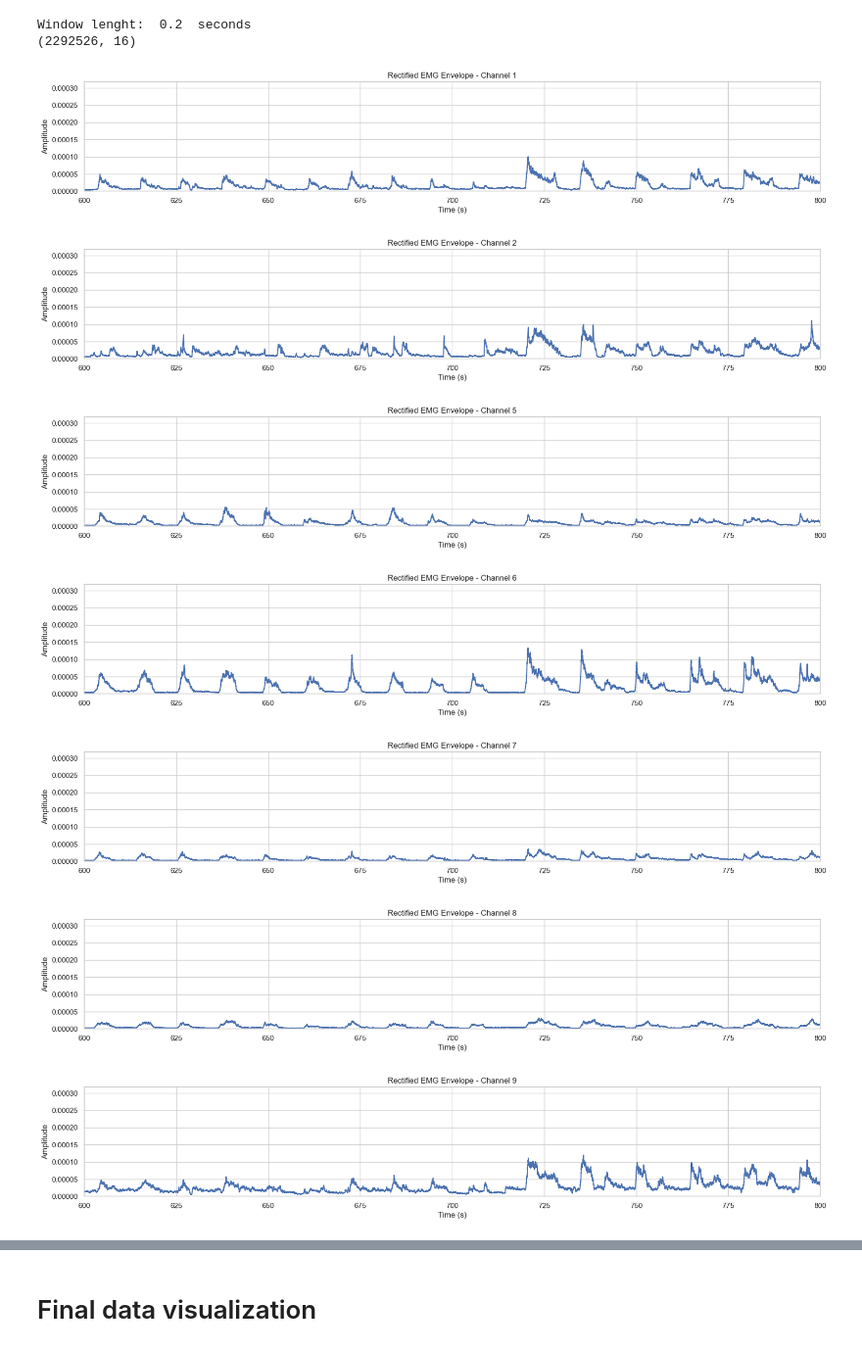
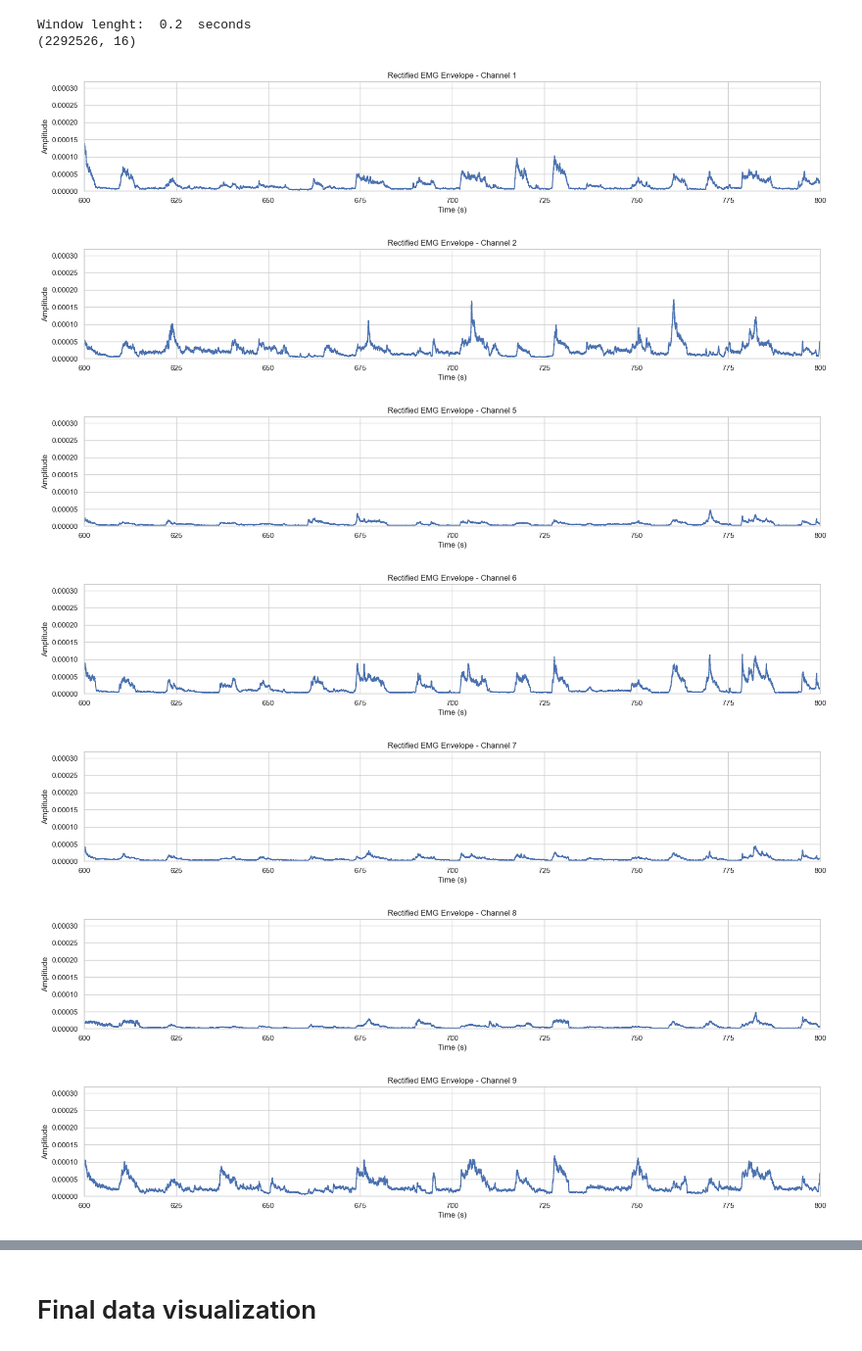
Before and after one commit to 22cav/nssp-mp2, a Jupyter notebook: part3/joint_angles.ipynb, the cells around one changed output, grey strips where cells are left out. Shown at 98% size. Saved outputs shown, nothing was run; the diff lists cells and outputs as text; code cells hidden in the pictures.

```diff
--- a/part3/joint_angles.ipynb
+++ b/part3/joint_angles.ipynb
@@ -119,6 +119,8 @@ freqs, P = welch(emg, fs = FS, nperseg=2 ** 10, axis=0)
 
 fig, ax = plt.subplots(1, 2, figsize=(20, 6) )
 for channel in channels:
+    if ignore_emg and channel in [2, 3, 10]:
+        continue
     ax[0].plot(freqs, P[:, channel], label='Channel {}'.format(channel + 1))
     ax[1].semilogy(freqs, P[:, channel], label='Channel {}'.format(channel + 1))
 
@@ -136,0 +141,22 @@ Notes: No spectral filtering for powerline noise, can directly extract envelopes
+# %%
+def group_by_repetition(emg, glove, repetition, stimulus):
+
+    n_repetitions = np.unique(repetition)
+
+
+    new_emg = np.zeros(emg.shape)
+    new_glove = np.zeros(glove.shape)
+    new_stimulus = np.zeros(stimulus.flatten().shape)
+
+    temp_index = 0
+    for repetition_value in n_repetitions:
+        mask = repetition == repetition_value
+        mask_length = emg[mask].shape[0]
+
+        new_emg[temp_index:temp_index + mask_length, :] = emg[mask, :]
+        new_glove[temp_index:temp_index + mask_length, :] = glove[mask, :]
+        new_stimulus[temp_index:temp_index + mask_length] = stimulus[mask].flatten()
+
+        temp_index += mask_length
+
+    return new_emg, new_glove, new_stimulus, np.sort(repetition)
@@ -136,0 +166,3 @@ Notes: No spectral filtering for powerline noise, can directly extract envelopes
+# %%
+emg, glove, restimulus, repetition = group_by_repetition(emg, glove, repetition, stimulus)
+emg.shape
@@ -152,24 +186,23 @@ Window lenght:  0.2  seconds
 # %%
 channels = np.arange(emg.shape[1])
 
 for channel in channels:
-    if ignore_emg:
-        if channel == 2 or channel ==3 or channel ==10:
+    if ignore_emg and channel in [2, 3, 10]:
             continue
     plt.figure(figsize=(20, 3))
     plt.plot(np.arange(emg_envelope.shape[0]) / FS, emg_envelope[:, channel], linewidth=1.5)
     plt.xlabel("Time (s)")
     plt.ylabel("Amplitude")
     plt.ylim(0, np.max(emg_envelope) * 1.1)
     plt.xlim(600,800) #zoom to evaluate quality of envelope
 
 
     plt.title("Rectified EMG Envelope - Channel {}".format(channel + 1))
 # %% [output]
-[figure, old version]
+[figure, new version]
-[figure, old version]
+[figure, new version]
-[figure, old version]
+[figure, new version]
-[figure, old version]
+[figure, new version]
-[figure, old version]
+[figure, new version]
-[figure, old version]
+[figure, new version]
-[figure, old version]
+[figure, new version]
```
Also changed, not shown: parts of 30 cells of this notebook.
